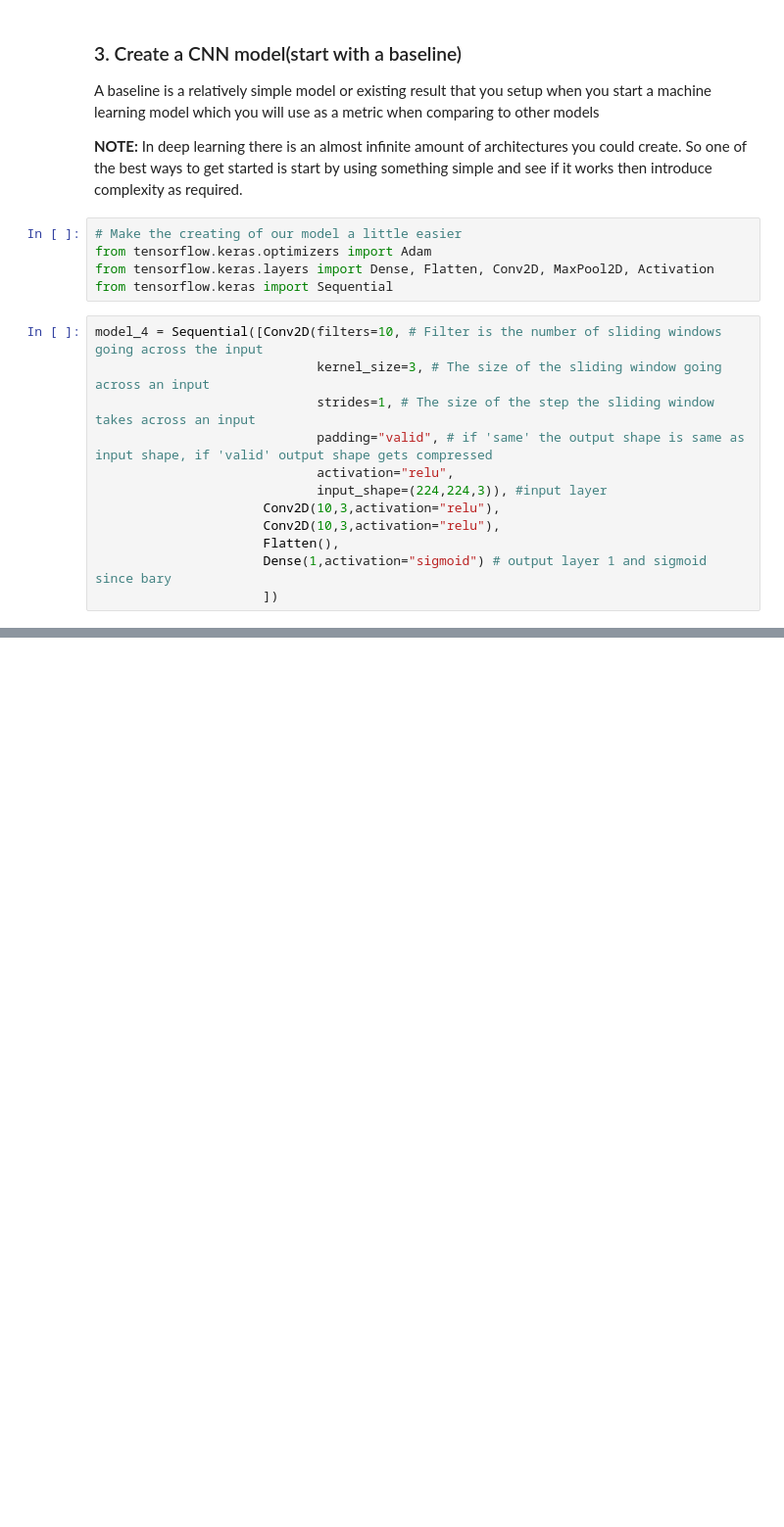
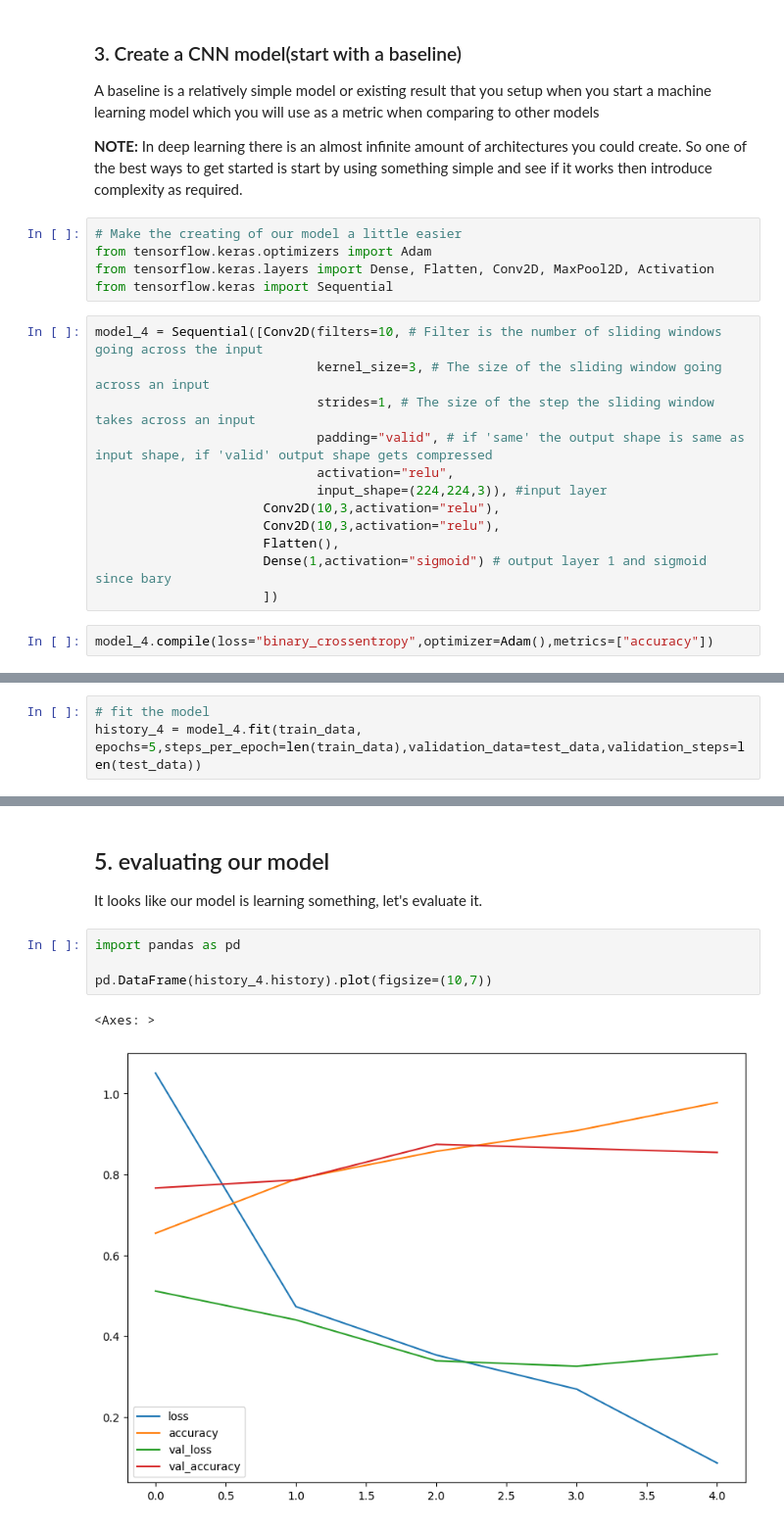
Before and after one commit to Ultan-Kearns/ZTM-Tensorflow-Developer-Certificate, a Jupyter notebook: 03_introduction_to_computer_vision_with_tensorflow.ipynb, the cells around one changed output, grey strips where cells are left out. Shown at 98% size. Saved outputs shown, nothing was run; the diff lists cells and outputs as text; blank space fills up the shorter version.

```diff
--- a/03_introduction_to_computer_vision_with_tensorflow.ipynb
+++ b/03_introduction_to_computer_vision_with_tensorflow.ipynb
@@ -543,3 +543,5 @@ model_4 = Sequential([Conv2D(filters=10, # Filter is the number of sliding windo
                       Flatten(),
                       Dense(1,activation="sigmoid") # output layer 1 and sigmoid since bary
                       ])
+# %%
+model_4.compile(loss="binary_crossentropy",optimizer=Adam(),metrics=["accuracy"])
@@ -545,0 +555,3 @@ model_4 = Sequential([Conv2D(filters=10, # Filter is the number of sliding windo
+# %%
+# fit the model
+history_4 = model_4.fit(train_data, epochs=5,steps_per_epoch=len(train_data),validation_data=test_data,validation_steps=len(test_data))
@@ -545,0 +594,11 @@ model_4 = Sequential([Conv2D(filters=10, # Filter is the number of sliding windo
+# %% [markdown]
+## 5. evaluating our model
+
+It looks like our model is learning something, let's evaluate it.
+# %%
+import pandas as pd
+
+pd.DataFrame(history_4.history).plot(figsize=(10,7))
+# %% [output]
+<Axes: >
+[figure, added]
```
Also changed, not shown: parts of 19 cells of this notebook.
